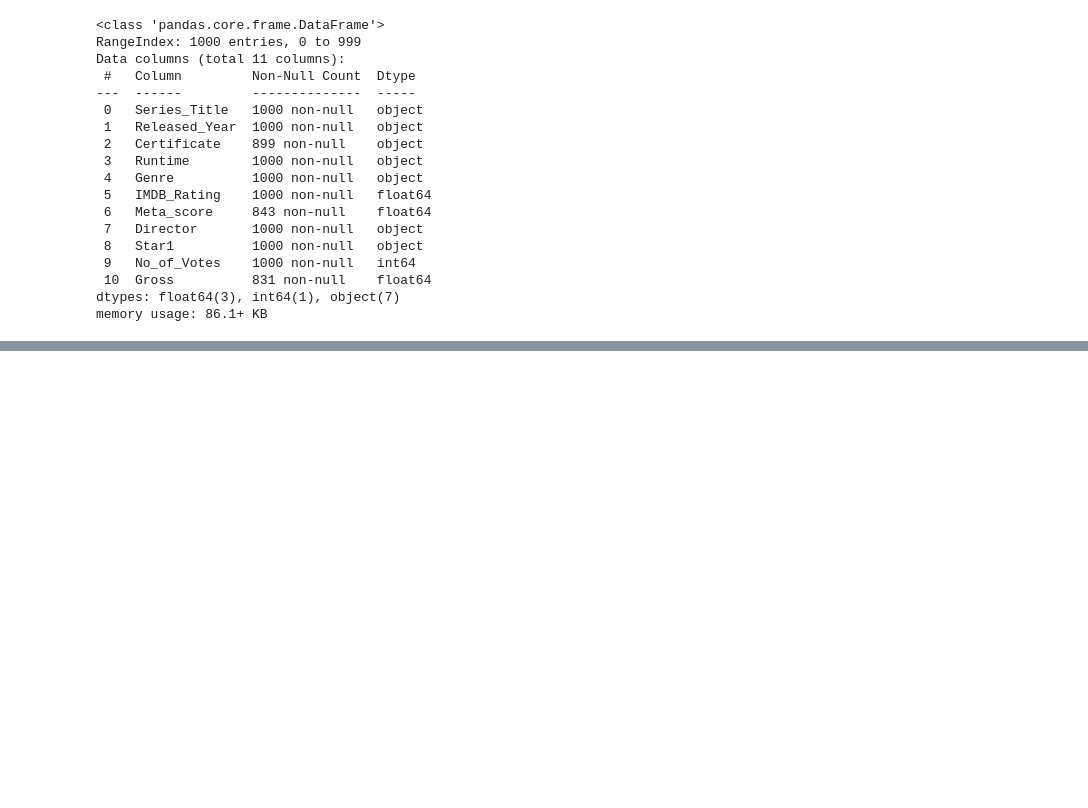
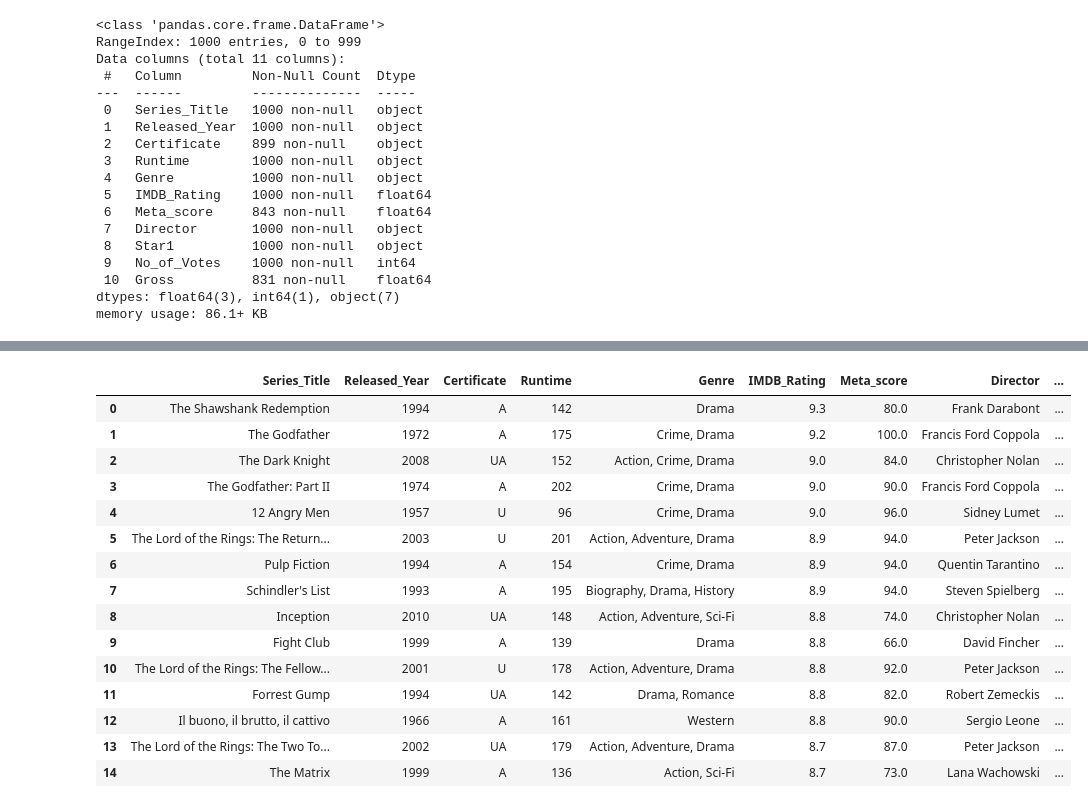
Before and after one commit to khairbakshnoor-pixel/PYTHON-Libraries-Numpy-Pandas-matplotlib-seaborn-, a Jupyter notebook: movie_project_EDA.ipynb, the cells around one changed output, grey strips where cells are left out. Saved outputs shown, nothing was run; the diff lists cells and outputs as text; code cells hidden in the pictures; blank space fills up the shorter version.

```diff
--- a/movie_project_EDA.ipynb
+++ b/movie_project_EDA.ipynb
@@ -82,0 +151,19 @@ memory usage: 86.1+ KB
+# %%
+df.head(15)
+# %% [output]
+|  | Series_Title | Released_Year | Certificate | Runtime | Genre | IMDB_Rating | Meta_score | Director | ... |
+| 0 | The Shawshank Redemption | 1994 | A | 142 | Drama | 9.3 | 80.0 | Frank Darabont | ... |
+| 1 | The Godfather | 1972 | A | 175 | Crime, Drama | 9.2 | 100.0 | Francis Ford Coppola | ... |
+| 2 | The Dark Knight | 2008 | UA | 152 | Action, Crime, Drama | 9.0 | 84.0 | Christopher Nolan | ... |
+| 3 | The Godfather: Part II | 1974 | A | 202 | Crime, Drama | 9.0 | 90.0 | Francis Ford Coppola | ... |
+| 4 | 12 Angry Men | 1957 | U | 96 | Crime, Drama | 9.0 | 96.0 | Sidney Lumet | ... |
+| 5 | The Lord of the Rings: The Return... | 2003 | U | 201 | Action, Adventure, Drama | 8.9 | 94.0 | Peter Jackson | ... |
+| 6 | Pulp Fiction | 1994 | A | 154 | Crime, Drama | 8.9 | 94.0 | Quentin Tarantino | ... |
+| 7 | Schindler's List | 1993 | A | 195 | Biography, Drama, History | 8.9 | 94.0 | Steven Spielberg | ... |
+| 8 | Inception | 2010 | UA | 148 | Action, Adventure, Sci-Fi | 8.8 | 74.0 | Christopher Nolan | ... |
+| 9 | Fight Club | 1999 | A | 139 | Drama | 8.8 | 66.0 | David Fincher | ... |
+| 10 | The Lord of the Rings: The Fellow... | 2001 | U | 178 | Action, Adventure, Drama | 8.8 | 92.0 | Peter Jackson | ... |
+| 11 | Forrest Gump | 1994 | UA | 142 | Drama, Romance | 8.8 | 82.0 | Robert Zemeckis | ... |
+| 12 | Il buono, il brutto, il cattivo | 1966 | A | 161 | Western | 8.8 | 90.0 | Sergio Leone | ... |
+| 13 | The Lord of the Rings: The Two To... | 2002 | UA | 179 | Action, Adventure, Drama | 8.7 | 87.0 | Peter Jackson | ... |
+| 14 | The Matrix | 1999 | A | 136 | Action, Sci-Fi | 8.7 | 73.0 | Lana Wachowski | ... |
```
Also changed, not shown: parts of 14 cells of this notebook.
